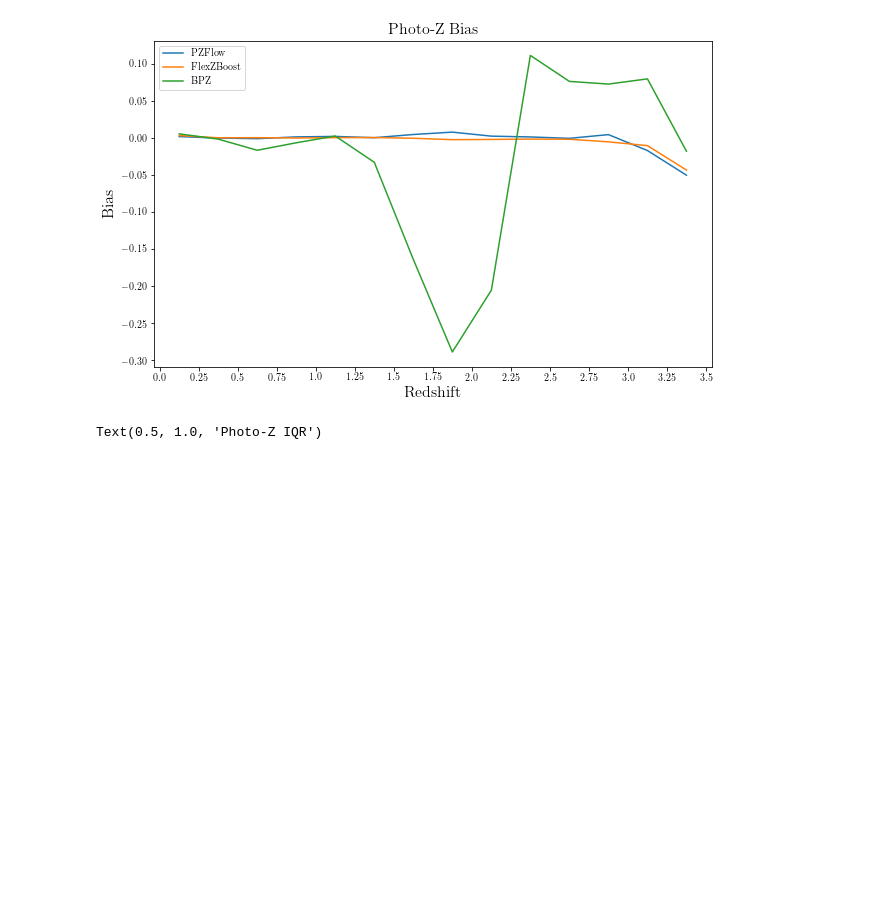
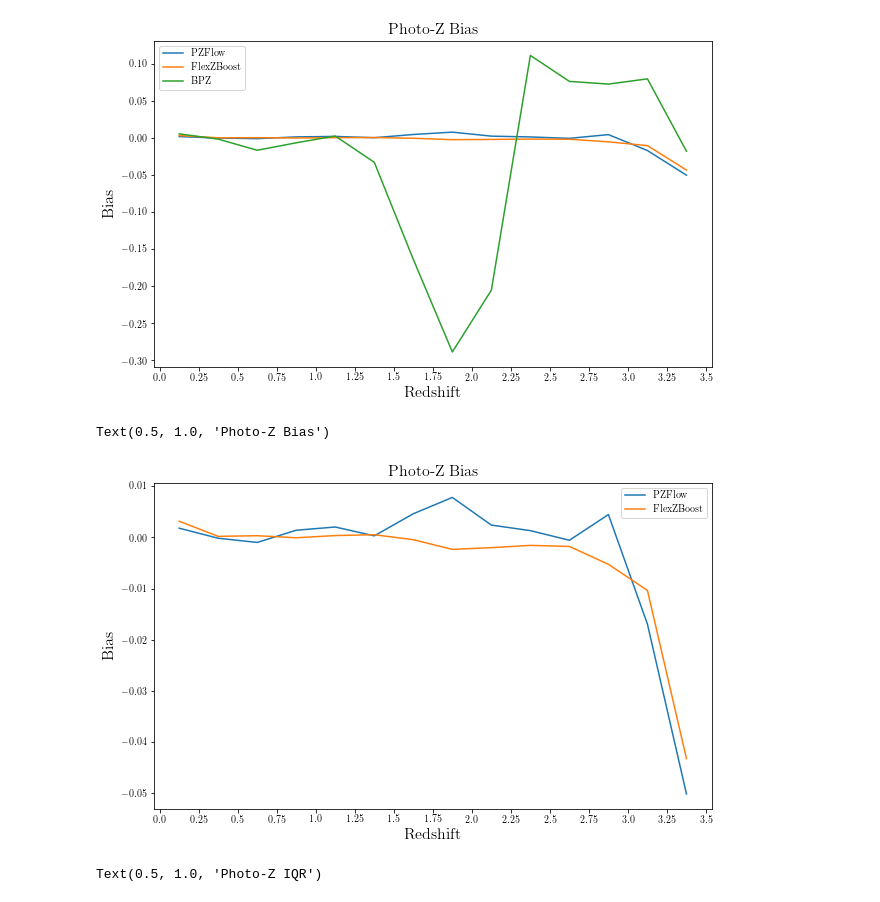
Before and after one commit to jfcrenshaw/pzflow-paper-2021, a Jupyter notebook: photo-z/pzflowRedshift.ipynb, the cells around one changed output. Saved outputs shown, nothing was run; the diff lists cells and outputs as text; code cells hidden in the pictures; blank space fills up the shorter version.

```diff
--- a/photo-z/pzflowRedshift.ipynb
+++ b/photo-z/pzflowRedshift.ipynb
@@ -921,6 +960,20 @@ plt.title('Photo-Z Bias')
 # %% [output]
 Text(0.5, 1.0, 'Photo-Z Bias')
 [figure]
+# %%
+fig = plt.figure(figsize=(10, 6))
+plt.plot(np.arange(1, 15)-0.5, pzflow_bias_vals, label='PZFlow')
+plt.plot(np.arange(1, 15)-0.5, flex_bias_vals, label='FlexZBoost')
+# plt.plot(np.arange(1, 15)-0.5, bpz_bias_vals, label='BPZ')
+plt.xlabel('Redshift')
+plt.ylabel('Bias')
+plt.legend()
+ax = plt.gca()
+ax.set_xticks(np.arange(0, 15), labels=np.arange(0, 3.51, 0.25))
+plt.title('Photo-Z Bias')
+# %% [output]
+Text(0.5, 1.0, 'Photo-Z Bias')
+[figure, added]
 # %%
 pzflow_iqr_vals = []
 for bin_num in range(1, 15):
```
Also changed, not shown: parts of 16 cells of this notebook.
